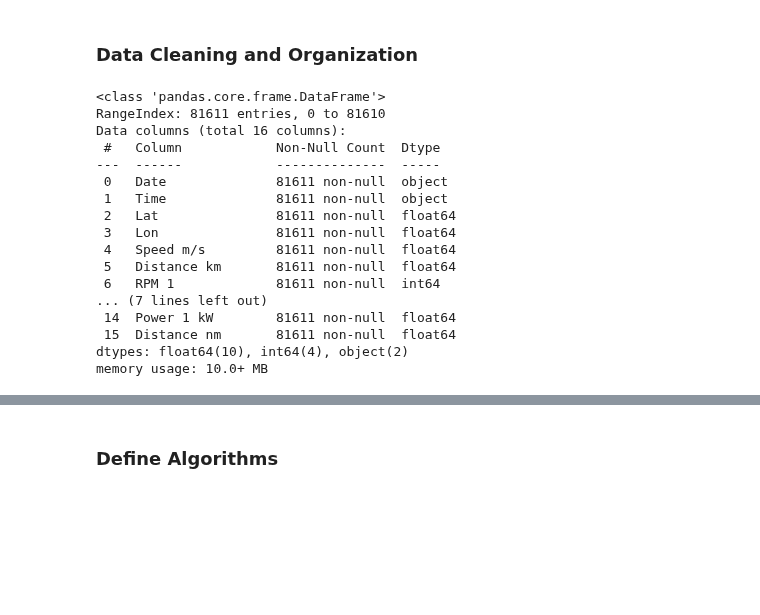
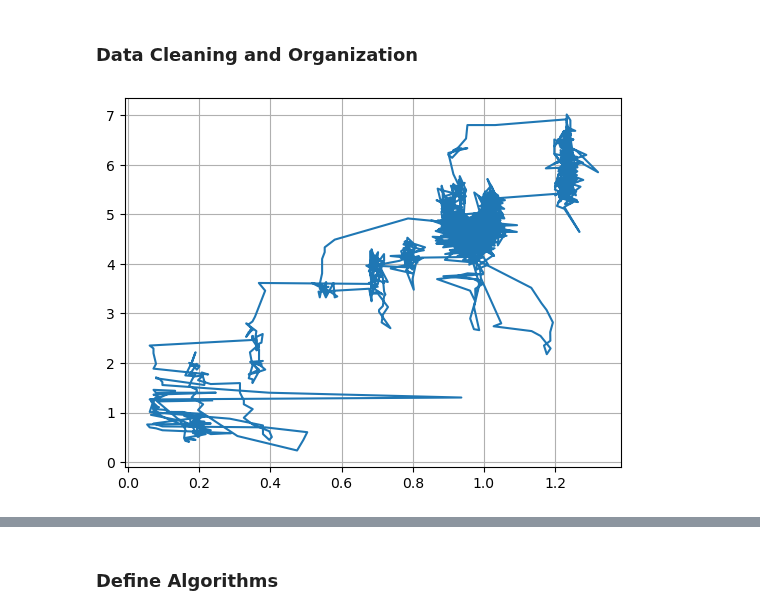
Before and after one commit to eliu420/photon-range-estimator, a Jupyter notebook: test_loop.ipynb, the cells around one changed output, grey strips where cells are left out. Drawn from its saved outputs; the diff is of its cells as text; code cells hidden in the pictures; blank space fills up the shorter version.

```diff
--- a/test_loop.ipynb
+++ b/test_loop.ipynb
@@ -10,7 +10,8 @@ from scipy import interpolate
 import time
 
 """Import Data"""
-df = pd.read_csv("data/L230217.CSV")#, nrows=1313)
+file = "data/L230217.CSV"
+df = pd.read_csv(file, nrows=14500)
 # %% [markdown]
 ### Data Cleaning and Organization
 # %%
@@ -25,9 +26,9 @@ Format and clean test data:
 
 df['Power 1 kW'] = df['Pack Current 1 A']*df['Pack Voltage 1 V']/1000
 df['Distance nm'] = df['Distance km']*0.539957
-# df['Battery Health']
-# df['Water Speed']
 
+# Extracting columns simplifies the database for visual purposes.
+# It will eventually be extraneous.
 columns = [
         'Date', 'Time', 'Lat', 'Lon', 'Speed m/s', 'Distance km',
         'RPM 1', 'Motor Load 1 %', 'Motor Torque 1 %', 'Motor Temp 1 C',
@@ -43,55 +44,55 @@ columns = [
         # 'Pack Current 2 A', 'Pack Voltage 2 V', 'Pack Temp 2 C', 'SOC 2 %%',
         # 'Pack Current 3 A', 'Pack Voltage 3 V', 'Pack Temp 3 C', 'SOC 3 %%',
         # 'Pack Current 4 A', 'Pack Voltage 4 V', 'Pack Temp 4 C', 'SOC 4 %%',
+        ## 'Battery Health', 'Water Speed'
         'Power 1 kW', 'Distance nm'
         ]
 
 df = df[columns]
 
 
-# """Adjust time format"""
+"""Adjust time format"""
 
 # df.Time = (pd.to_datetime(df['Time'].str.strip(), format = '%H:%M:%S'))
 # adjusted_time = np.array(0)
 # x = 0
 # for i in range(len(df.Time)):
 #     if i+1 >= len(df.Time):
 #         break
 #     x += (df.Time[i+1] - df.Time[i]).total_seconds()
 #     adjusted_time = np.append(adjusted_time,x)
 # df['Time'] = adjusted_time.astype(float)
 
 
 # """Clean non-numeric data rows by trying to convert to a
 # float value and dropping the row if it is unable to.
 # UNNECESSARY IF DATA IS ALREADY CLEAN."""
 
 # cnt=0
 # for row in df['Speed m/s']: # Arbitrary column that has numbers
 #     try:
 #         float(row)
 #         pass
 #     except ValueError:
 #         df.drop(cnt, inplace=True)
 #     cnt+=1
 
 # df.reset_index(inplace=True)
-df.info()
+
+'''Remove Outliers'''
+high_charge = df[df['SOC 1 %']>100].index.tolist()
+low_charge = df[df['SOC 1 %']<3].index.tolist()
+bogus_battery = high_charge+low_charge
+df.drop(bogus_battery, inplace=True)         # Drop rows with bogus battery values
+
+'''Adjust time format'''
+tFMT = "%H:%M:%S"
+df['Time'] = pd.to_datetime(df['Time'], format=tFMT)
+
+
+df = df[12000:14500]
+# plt.plot(df.index, df['SOC 1 %'])
+plt.plot(df['Power 1 kW'], df['Speed m/s'])
+plt.grid()
 # %% [output]
-<class 'pandas.core.frame.DataFrame'>
-RangeIndex: 81611 entries, 0 to 81610
-Data columns (total 16 columns):
- #   Column            Non-Null Count  Dtype
----  ------            --------------  -----
- 0   Date              81611 non-null  object
- 1   Time              81611 non-null  object
- 2   Lat               81611 non-null  float64
- 3   Lon               81611 non-null  float64
- 4   Speed m/s         81611 non-null  float64
- 5   Distance km       81611 non-null  float64
- 6   RPM 1             81611 non-null  int64
-... (7 lines left out)
- 14  Power 1 kW        81611 non-null  float64
- 15  Distance nm       81611 non-null  float64
-dtypes: float64(10), int64(4), object(2)
-memory usage: 10.0+ MB
+[figure, added]
```
Also changed, not shown: parts of 3 cells of this notebook, 1 other file.
